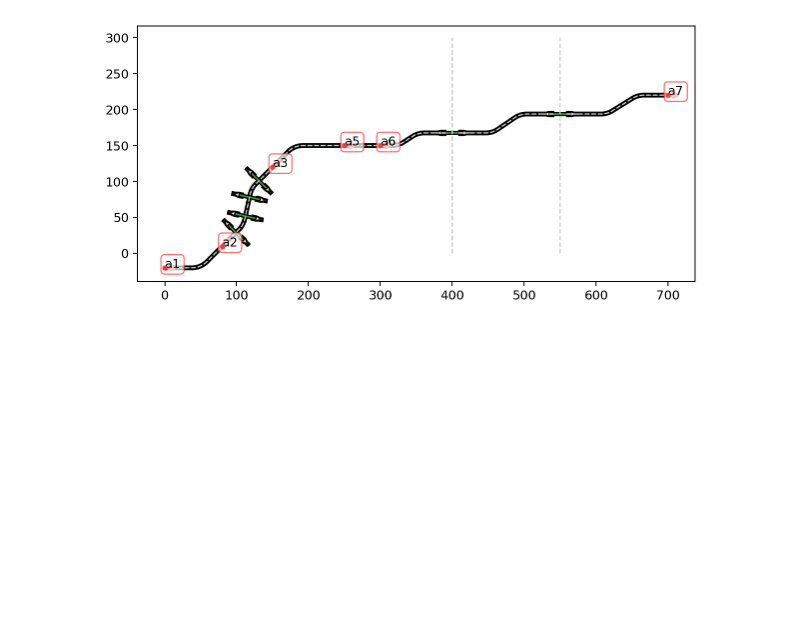
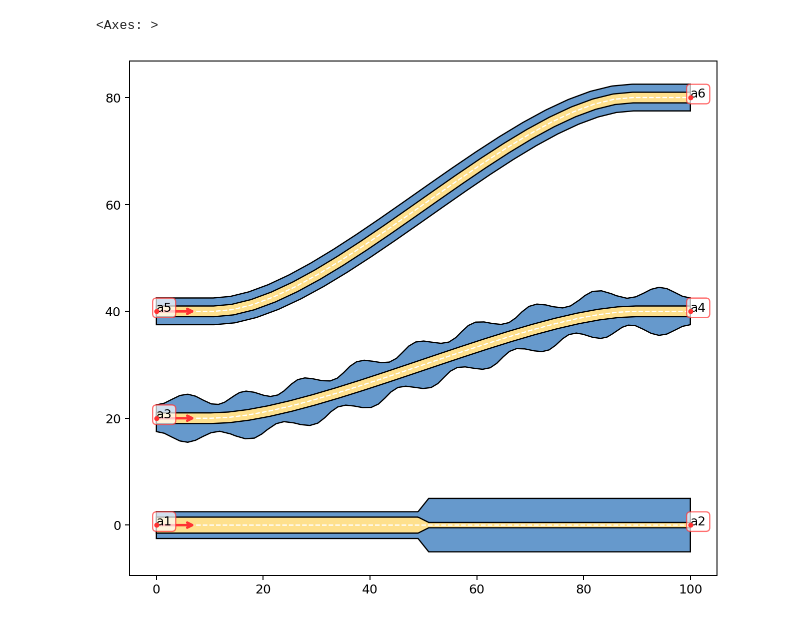
Before and after one commit to eeroqlab/zeroheliumkit, a Jupyter notebook: examples/anchors_routes.ipynb, the cells around one changed output. Cells and saved outputs as stored; diff of their text form; code cells hidden in the pictures; blank space fills up the shorter version.

```diff
--- a/examples/anchors_routes.ipynb
+++ b/examples/anchors_routes.ipynb
@@ -232,33 +78,21 @@ ab.skeletone = MultiLineString()
-# %%
-route_config = {"radius": 30, "num_segments": 20}
-
-ss = SuperStructure(route_config)
-ss.add_anchor([Anchor((0,-20), 0, "a1"),
-               Anchor((80,10), 45, "a2"),
-               Anchor((150,120), 45, "a3"),
-               Anchor((250,150), 0, "a5"),
-               Anchor((300,150), 00, "a6")])
-
-ss.route(("a1", "a2", "a3"), layers={"top": 2, "gnd": 5})
-ss.route(("a3", "a5", "a6"), layers={"top": 2, "gnd": 5})
-#ss.scale(5, 5)
-
-ss.add_along_skeletone(bound_anchors=("a2", "a3"), num=4, structure=ab)
-ss.fix_line()
-ss.skeletone = unary_union([ss.skeletone,
-                            LineString([(400, 0), (400, 300)]),
-                            LineString([(550, 0), (550, 300)])])
-
-ss.add_anchor(Anchor((700, 220), 0, "a7"))
-
-ss.route_with_intersection(("a6", "a7"), layers={"top": 2, "gnd": 5}, airbridge=ab_main)
-
-fig = plt.figure(1, figsize=SIZE, dpi=90)
-ax = fig.add_subplot(111)
-#set_limits(ax=ax, coor=[475,150], dxdy=[350,150])
-ss.plot(ax=ax, layer=["gnd", "top", "anchors", "air", "skeletone"], color=colorlist, draw_direction=True)
-plt.gca().set_aspect('equal')
-#plt.grid()
-plt.show()
-# %% [output]
-[figure, removed]
+# %%
+plot_cfg = {"gnd": BLUE, "top": YELLOW2, "anchors": RED, "skeletone": WHITE}
+route_config = {"radius": 30, "num_segments": 20}
+
+s = SuperStructure(route_config)
+s.add_anchor([Anchor((0,0), 0, "a1"),
+              Anchor((100,0), 0, "a2"),
+              Anchor((0,20), 0, "a3"),
+              Anchor((100,40), 0, "a4"),
+              Anchor((0,40), 0, "a5"),
+              Anchor((100,80), 0, "a6")])
+
+s.route(("a5", "a6"), layers={"top": 2, "gnd": 5}, new_feature=True)
+s.route(("a3", "a4"), layers={"top": 2, "gnd": 7 - 2*np.cos(18*np.pi*np.linspace(0,1,71))}, new_feature=True)
+s.route(("a1", "a2"), layers={"top": {"d": [0, 0.49, 0.51, 1], "w": [3, 3, 1, 1], "normalized": True},
+                              "gnd": {"d": [0, 49, 51, 100], "w": [5, 5, 10, 10], "normalized": False}}, new_feature=True)
+
+s.quickplot(plot_cfg)
+# %% [output]
+<Axes: >
+[figure, added]
```
Also changed, not shown: parts of 17 cells of this notebook, 3 other files.
